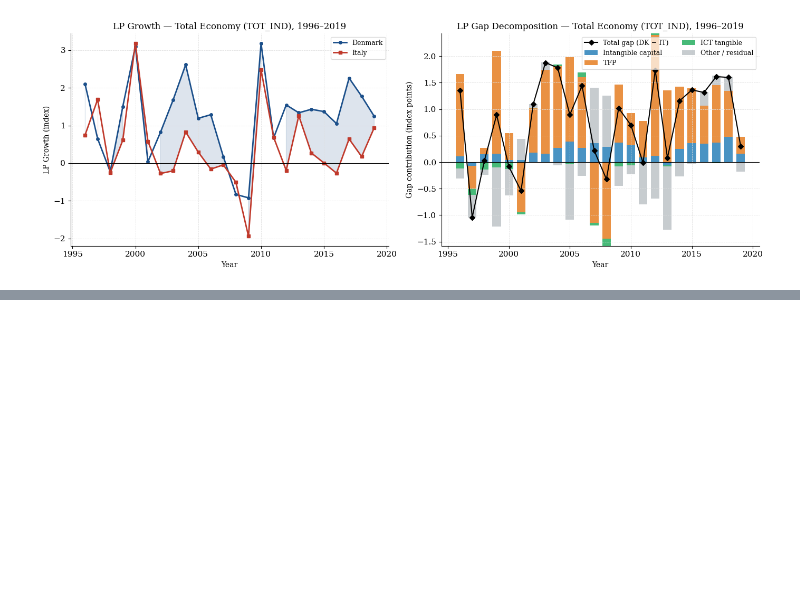
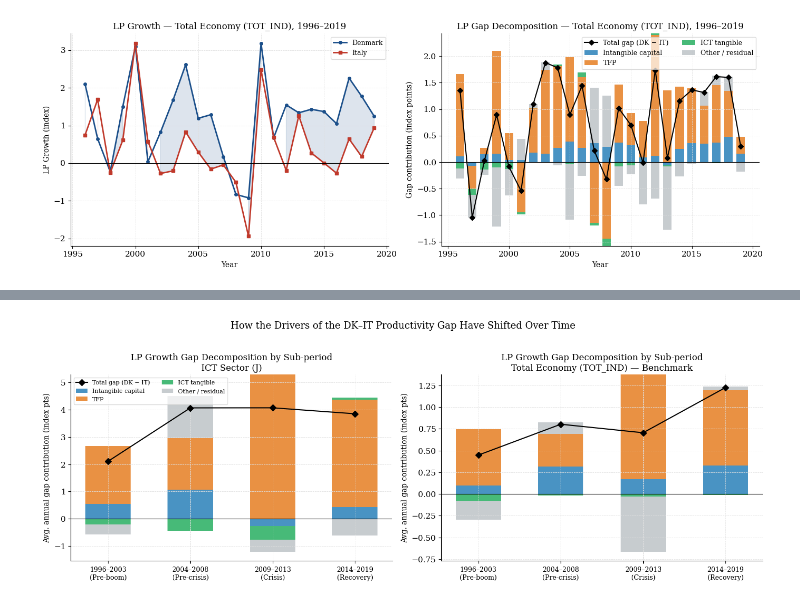
Before and after one commit to andreamammano89-maker/Internet_And_Network_Economics_group6, a Jupyter notebook: analysis_DK_IT.ipynb, the cells around one changed output, grey strips where cells are left out. Saved outputs shown, nothing was run; the diff lists cells and outputs as text; code cells hidden in the pictures; blank space fills up the shorter version.

Commit message:
more graphs

```diff
--- a/analysis_DK_IT.ipynb
+++ b/analysis_DK_IT.ipynb
@@ -322,0 +347,70 @@ plt.show()
+# %%
+# ── Chart 6: Sub-period gap decomposition (ICT sector J + TOT_IND benchmark) ──
+
+periods       = [(1996, 2003), (2004, 2008), (2009, 2013), (2014, 2019)]
+period_labels = ["1996–2003\n(Pre-boom)", "2004–2008\n(Pre-crisis)",
+                 "2009–2013\n(Crisis)",    "2014–2019\n(Recovery)"]
+
+x     = np.arange(len(periods))
+width = 0.55
+
+fig, axes = plt.subplots(1, 2, figsize=(14, 5))
+
+for ax_idx, (ax, sector_code, title) in enumerate([
+    (axes[0], "J",       "ICT Sector (J)"),
+    (axes[1], "TOT_IND", "Total Economy (TOT_IND) — Benchmark"),
+]):
+    dk = get_country_sector("Denmark", sector_code)
+    it = get_country_sector("Italy",   sector_code)
+
+    gap_LP   = dk["LP1_G"]          - it["LP1_G"]
+    gap_data = {
+        "Intangible capital": dk["LP1ConIntang"]  - it["LP1ConIntang"],
+        "TFP":                dk["LP1ConTFP"]     - it["LP1ConTFP"],
+        "ICT tangible":       dk["LP1ConTangICT"] - it["LP1ConTangICT"],
+    }
+
+    gap_total_list, residual_list = [], []
+    period_gaps = {k: [] for k in gap_data}
+
+    for s, e in periods:
+        tot  = gap_LP.loc[s:e].mean()
+        comp = sum(v.loc[s:e].mean() for v in gap_data.values())
+        gap_total_list.append(tot)
+        residual_list.append(tot - comp)
+        for k, v in gap_data.items():
+            period_gaps[k].append(v.loc[s:e].mean())
+
+    all_labels = list(gap_data.keys()) + ["Other / residual"]
+    all_colors = [INTANG_C, TFP_C, ICT_C, OTHER_C]
+    all_vals   = [period_gaps[k] for k in gap_data] + [residual_list]
+
+    bottoms_pos = np.zeros(len(periods))
+    bottoms_neg = np.zeros(len(periods))
+
+    for label, color, vals in zip(all_labels, all_colors, all_vals):
+        v   = np.array(vals)
+        pos = np.where(v > 0, v, 0)
+        neg = np.where(v < 0, v, 0)
+        ax.bar(x, pos, bottom=bottoms_pos, color=color, label=label, width=width, alpha=0.85)
+        ax.bar(x, neg, bottom=bottoms_neg, color=color,              width=width, alpha=0.85)
+        bottoms_pos += pos
+        bottoms_neg += neg
+
+    ax.plot(x, gap_total_list, color="black", lw=1.5, marker="D",
+            markersize=6, zorder=5, label="Total gap (DK − IT)")
+    ax.axhline(0, color="black", lw=0.8)
+    ax.set_xticks(x)
+    ax.set_xticklabels(period_labels, fontsize=9)
+    ax.set_title(f"LP Growth Gap Decomposition by Sub-period\n{title}")
+    ax.set_ylabel("Avg. annual gap contribution (index pts)")
+    if ax_idx == 0:
+        ax.legend(ncol=2, fontsize=8)
+
+fig.suptitle("How the Drivers of the DK–IT Productivity Gap Have Shifted Over Time",
+             fontsize=13, y=1.02)
+fig.tight_layout()
+#fig.savefig("chart6_periodisation.png", dpi=150, bbox_inches="tight")
+plt.show()
+# %% [output]
+[figure, added]
```
Also changed, not shown: parts of 9 cells of this notebook, 1 other file.
